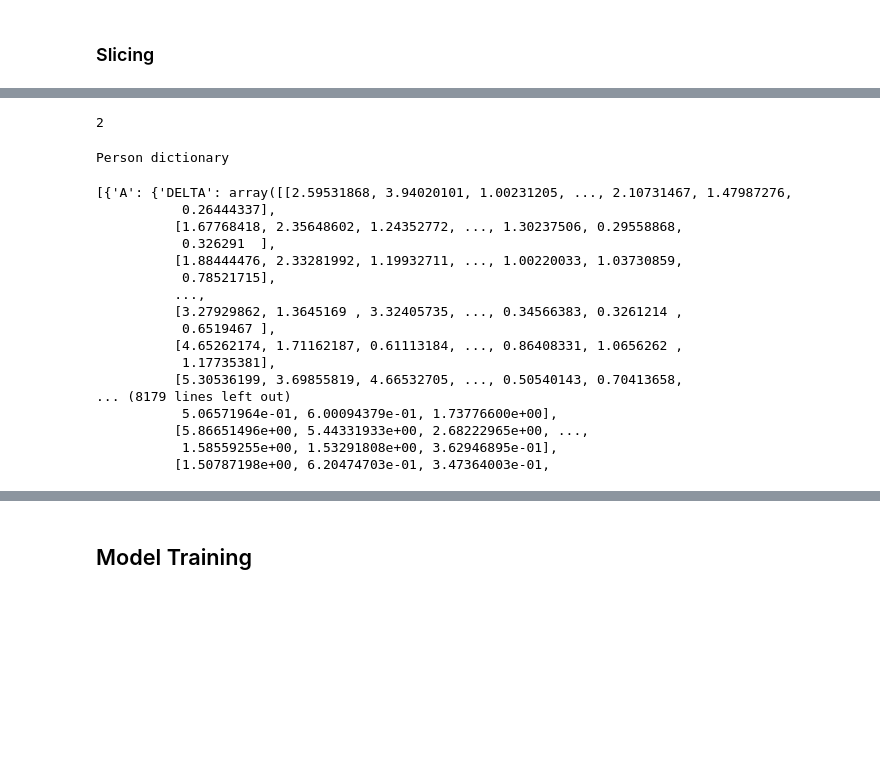
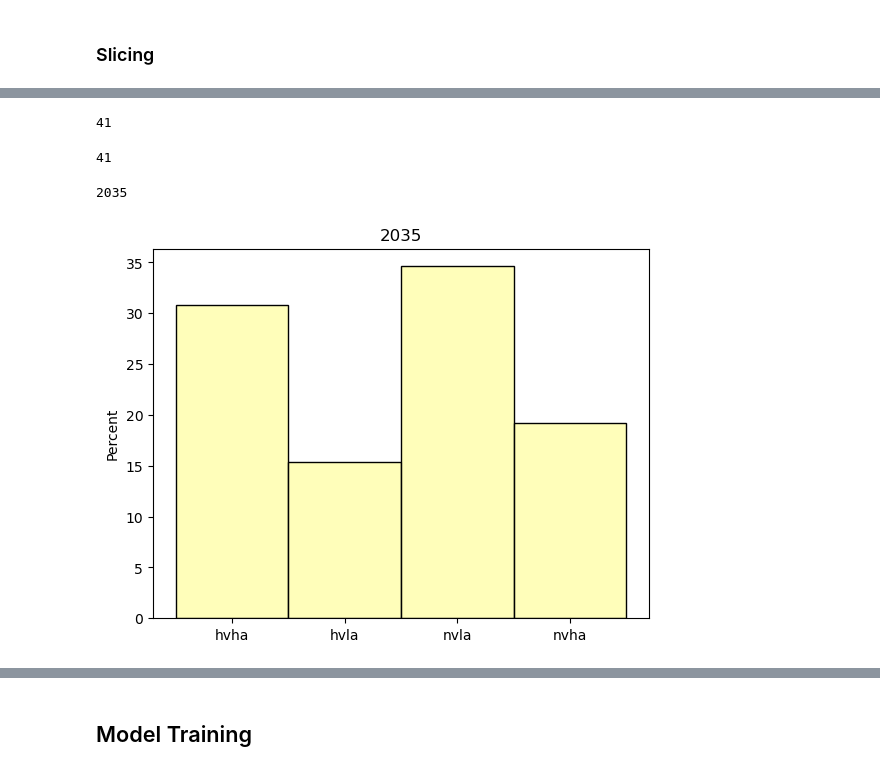
Before and after one commit to ti55987/MM_UCSF, a Jupyter notebook: analysis/knn_multi_classification.ipynb, the cells around one changed output, grey strips where cells are left out. Drawn from its saved outputs; the diff is of its cells as text; code cells hidden in the pictures; blank space fills up the shorter version.

```diff
--- a/analysis/knn_multi_classification.ipynb
+++ b/analysis/knn_multi_classification.ipynb
@@ -140,22 +61,16 @@ num_slice_per_trial = 5
 
 # [2001, 2003, 2017, 2026, 2028, 2033,  2037, 2041]
 subject_list = []
-marker_features = []
 valence_labels, arousal_labels, attention_labels = [], [], []
 label_thresholds = []
 for d in os.listdir(data_dir):
-    if d != '2041' and d != '2003':
-        continue
-
     dir_name = data_dir + d
     if not os.path.isdir(dir_name):
         continue
 
     subject_data = load_data_from_dir(dir_name)
-    features = get_feature_to_data(subject_data, marker)
     vl, arl, atl = get_raw_labels(AUDIO_BLOCKS, subject_data, num_slice_per_trial)
 
-    marker_features.append(features)
     subject_list.append(d)
     valence_labels.append(vl)
     arousal_labels.append(arl)
@@ -167,3 +97,12 @@ Loading ../CleandDataV2/2003 data...
+# %%
+import pickle
+
+# Read dictionary pkl file
+with open('./eeg_features2/all_features.pkl', 'rb') as fp:
+    marker_features = pickle.load(fp)
+len(marker_features)
+# %% [output]
+41
 # %%
 IDX_MAP = {
     "hvha": 0,
@@ -173,6 +112,7 @@ IDX_MAP = {
     "lvha": "blue",
     "lvla": "steelblue",
 }
+target_names = ['hvha', 'hvla', 'nvha', 'nvla']
 
 cat_labels = []
 for idx, (v_thred, a_thred) in enumerate(label_thresholds):
@@ -182,31 +122,13 @@ for idx, (v_thred, a_thred) in enumerate(label_thresholds):
     cat_labels.append(vac)
 len(cat_labels)
 # %% [output]
-2
+41
-# %%
-import pickle
-
-# Read dictionary pkl file
-with open('./eeg_features2/all_features.pkl', 'rb') as fp:
-    all_features = pickle.load(fp)
-    print('Person dictionary')
-all_features
-# %% [output]
-Person dictionary
-[{'A': {'DELTA': array([[2.59531868, 3.94020101, 1.00231205, ..., 2.10731467, 1.47987276,
-           0.26444337],
-          [1.67768418, 2.35648602, 1.24352772, ..., 1.30237506, 0.29558868,
-           0.326291  ],
-          [1.88444476, 2.33281992, 1.19932711, ..., 1.00220033, 1.03730859,
-           0.78521715],
-          ...,
-          [3.27929862, 1.3645169 , 3.32405735, ..., 0.34566383, 0.3261214 ,
-           0.6519467 ],
-          [4.65262174, 1.71162187, 0.61113184, ..., 0.86408331, 1.0656262 ,
-           1.17735381],
-          [5.30536199, 3.69855819, 4.66532705, ..., 0.50540143, 0.70413658,
-... (8179 lines left out)
-           5.06571964e-01, 6.00094379e-01, 1.73776600e+00],
-          [5.86651496e+00, 5.44331933e+00, 2.68222965e+00, ...,
-           1.58559255e+00, 1.53291808e+00, 3.62946895e-01],
-          [1.50787198e+00, 6.20474703e-01, 3.47364003e-01,
+# %%
+print(subject_list[-1])
+for i in range(len(subject_list)):
+    if subject_list[i] == '2035':
+        g = sns.histplot(data=[target_names[a]for a in cat_labels[i]], stat='percent', color='#fffea3')
+        g.set_title('2035')
+# %% [output]
+2035
+[figure, added]
```
Also changed, not shown: parts of 9 cells of this notebook, 4 other files.
